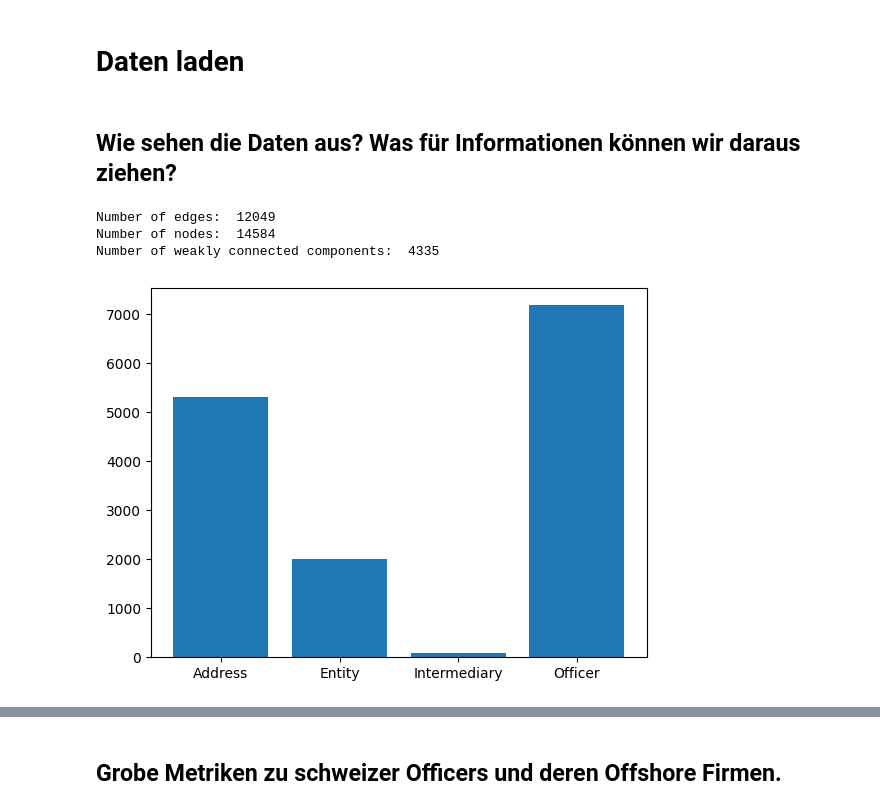
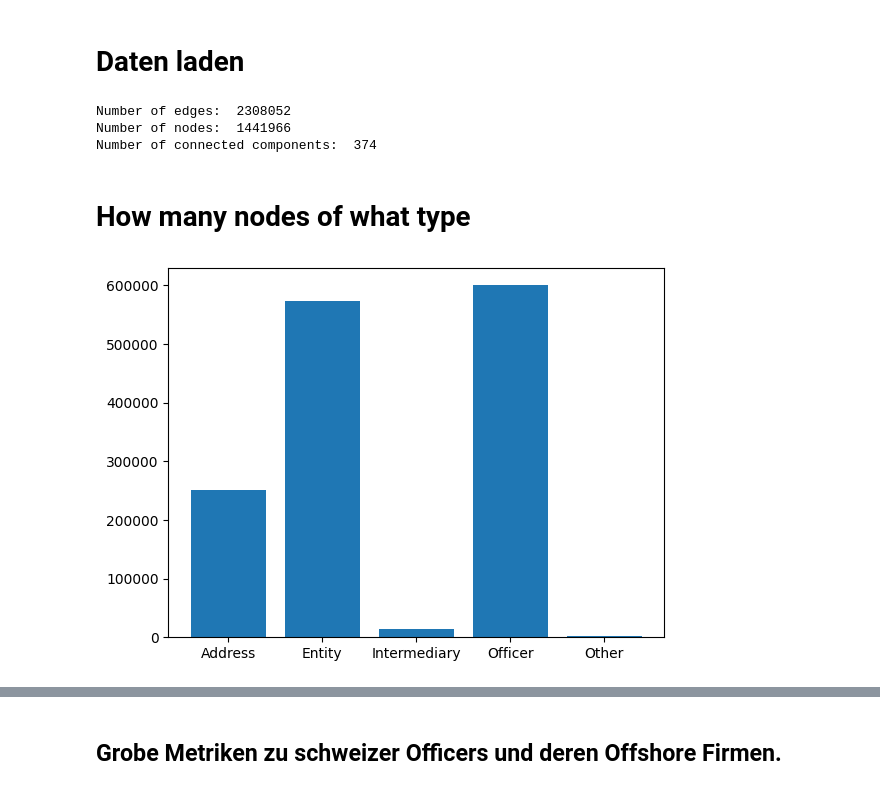
Before and after one commit to gabrieltorresgamez/fhnw-san-project, a Jupyter notebook: notebook.ipynb, the cells around one changed output, grey strips where cells are left out. Drawn from its saved outputs; the diff is of its cells as text; code cells hidden in the pictures.

```diff
--- a/notebook.ipynb
+++ b/notebook.ipynb
@@ -77,23 +79,31 @@ if not os.path.exists("./data/graph.gexf"):
 
     del G
 
-graph = nx.read_gexf("./data/graph.gexf")
+graph:nx.MultiGraph = nx.read_gexf("./data/graph.gexf").to_undirected() #read and remove directions
+
+#reduce graph to connected components which contain a swiss address
+swiss_components = []
+for component in nx.connected_components(graph):
+    if "CHE" in list(nx.get_node_attributes(graph.subgraph([node for node in component if graph.nodes[node]["node_type"] == "Address"]), "country_codes").values()):
+        swiss_components.append(component)
+
+connected_to_swiss = nx.MultiGraph(graph.subgraph(set.union(*swiss_components)))
+
+del graph
+
+print("Number of edges: ", connected_to_swiss.number_of_edges())
+print("Number of nodes: ", connected_to_swiss.number_of_nodes())
+print("Number of connected components: ", nx.number_connected_components(connected_to_swiss))
+# %% [output]
+Number of edges:  2308052
+Number of nodes:  1441966
+Number of connected components:  374
-# %% [markdown]
-## Wie sehen die Daten aus? Was für Informationen können wir daraus ziehen?
-# %%
-swiss_subgraph = graph.subgraph(list(reduce(lambda x, y: x + y, [list(nx.all_neighbors(graph, node)) + [node] for node, attr in graph.nodes(data=True) if attr["node_type"] == "Address" and attr["country_codes"] == "CHE"], [])))
-
-print("Number of edges: ", swiss_subgraph.number_of_edges())
-print("Number of nodes: ", swiss_subgraph.number_of_nodes())
-print("Number of weakly connected components: ", nx.number_weakly_connected_components(swiss_subgraph))
-# %% [output]
-Number of edges:  12049
-Number of nodes:  14584
-Number of weakly connected components:  4335
+# %% [markdown]
+# How many nodes of what type
 # %%
-consistency = np.array(list(zip(*np.unique(list(nx.get_node_attributes(swiss_subgraph, 'node_type').values()), return_counts=True))))
+consistency = np.array(list(zip(*np.unique(list(nx.get_node_attributes(connected_to_swiss, 'node_type').values()), return_counts=True))))
 
 plt.bar(consistency[:, 0], consistency[:, 1].astype(int))
 plt.show()
 # %% [output]
-[figure, old version]
+[figure, new version]
```
Also changed, not shown: parts of 15 cells of this notebook, 2 other files.
